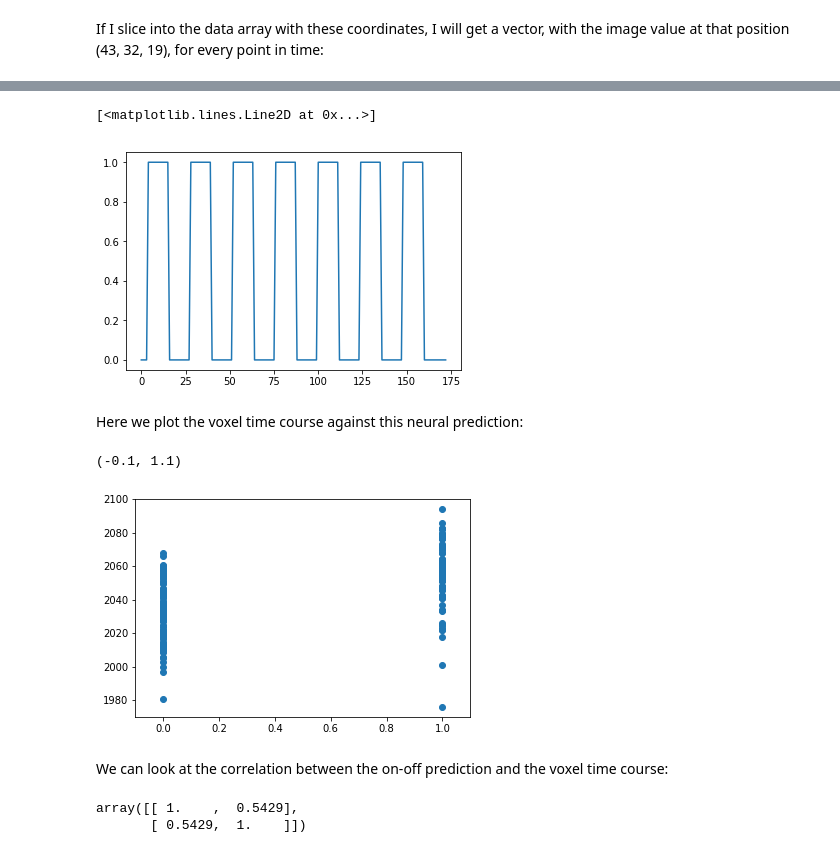
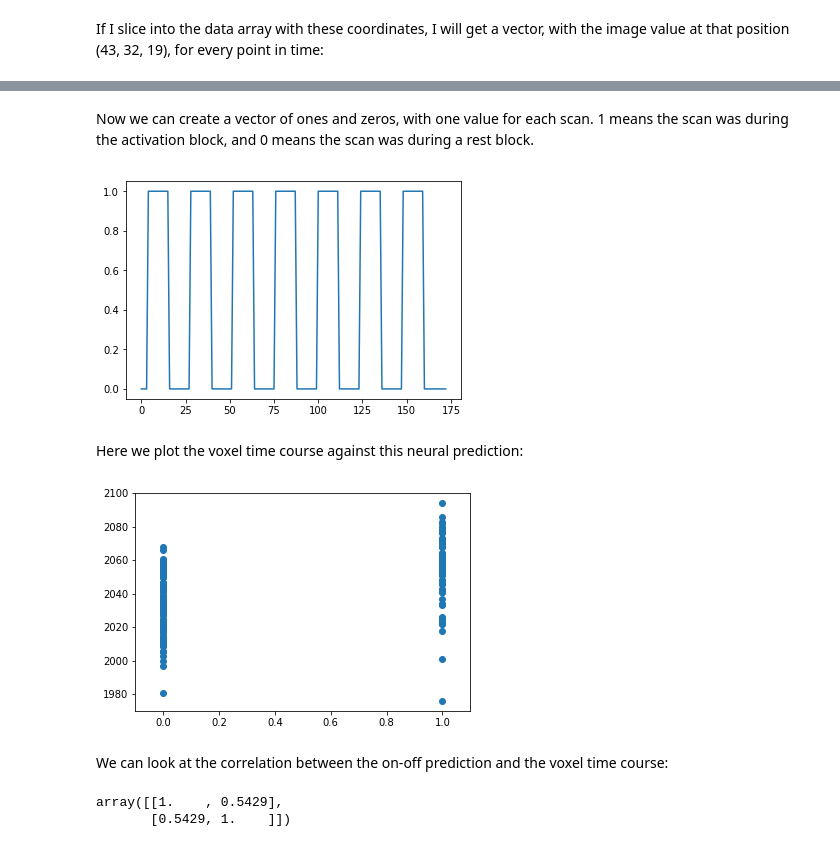
Before and after one commit to matthew-brett/fbi2018, a Jupyter notebook: notebooks/02/voxel_time_courses.ipynb, the cells around one changed output, grey strips where cells are left out. Drawn from its saved outputs; the diff is of its cells as text; code cells hidden in the pictures.

```diff
--- a/notebooks/02/voxel_time_courses.ipynb
+++ b/notebooks/02/voxel_time_courses.ipynb
@@ -136,9 +112,0 @@ def events2neural(task_fname, tr, n_trs):
-# %%
-# Use the new function to load the event traces
-TR = 2.5  # time between volumes
-n_trs = img.shape[-1]  # The original number of TRs
-neural = events2neural('ds114_sub009_t2r1_cond.txt', TR, n_trs)
-plt.plot(neural)
-# %% [output]
-[<matplotlib.lines.Line2D at 0x...>]
-[figure, removed]
@@ -145,22 +115,42 @@ plt.plot(neural)
+# %% [markdown]
+Now we can create a vector of ones and zeros, with one value for each scan.
+1 means the scan was during the activation block, and 0 means the scan was
+during a rest block.
+# %%
+#- Make new zero vector for neural prediction
+neural_prediction = np.zeros(img.shape[-1])
+#- Read the file into an array called "task".
+#- "task" should have 3 columns (onset, duration, amplitude)
+task = np.loadtxt('ds114_sub009_t2r1_cond.txt')
+#- Select first two columns and divide by TR
+ons_durs = task[:, :2] / TR
+#- Fill in values of 1 for positions of on blocks in time course
+# Convert onsets, durations to integers first
+ons_durs = np.round(ons_durs).astype(int)
+for onset, duration in ons_durs:
+    neural_prediction[onset:onset + duration] = 1
+# %%
+plt.plot(neural_prediction);
+# %% [output]
+[figure, added]
 # %% [markdown]
 Here we plot the voxel time course against this neural prediction:
 # %%
 # Plot the neural prediction against the data
-neural = neural[1:]
+neural_prediction = neural_prediction[1:]
 # Notice the 'o' to specify the "line marker"
-plt.plot(neural, voxel_time_course, 'o')
+plt.plot(neural_prediction, voxel_time_course, 'o')
 # Set the axis limits to give space on left and right
 axis = plt.gca()
-axis.set_xlim(-0.1, 1.1)
+axis.set_xlim(-0.1, 1.1);
 # %% [output]
-(-0.1, 1.1)
 [figure]
 # %% [markdown]
 We can look at the correlation between the on-off prediction and the voxel
 time course:
 # %%
 # Correlate the neural time course with the voxel time course
-np.corrcoef(neural, voxel_time_course)
+np.corrcoef(neural_prediction, voxel_time_course)
 # %% [output]
-array([[ 1.    ,  0.5429],
-       [ 0.5429,  1.    ]])
+array([[1.    , 0.5429],
+       [0.5429, 1.    ]])
```
Also changed, not shown: parts of 4 cells of this notebook, 13 other files.
